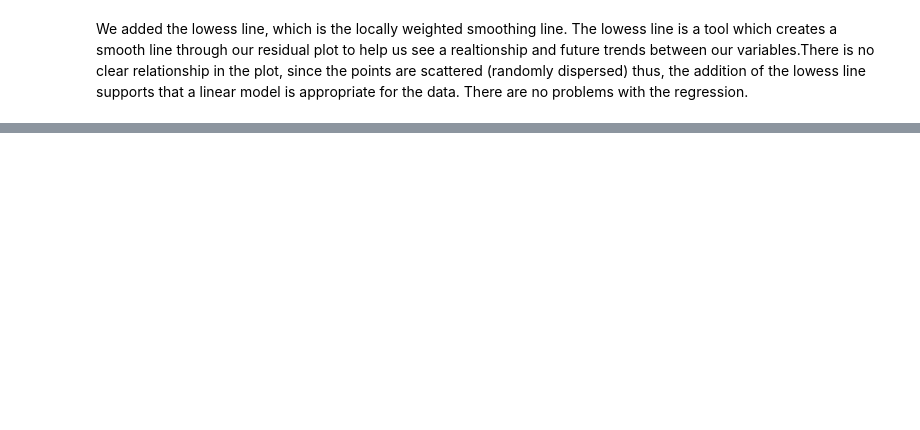
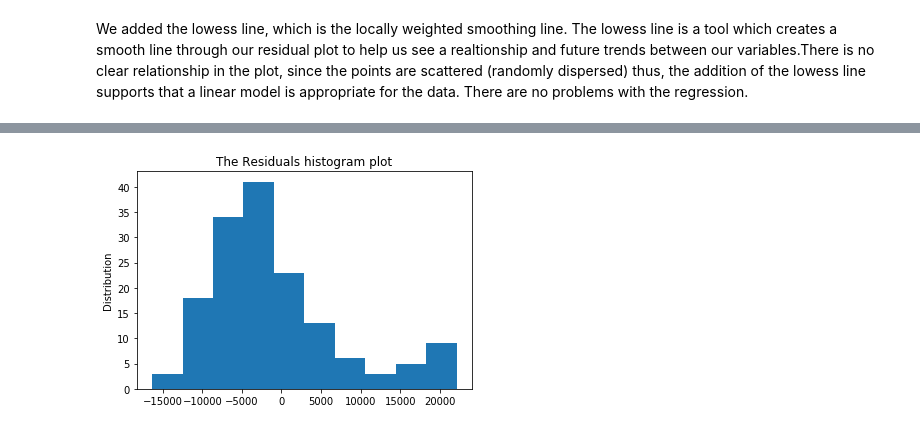
Before and after one commit to LeboSeribe/Multivariate-Regression, a Jupyter notebook: Multivariate.ipynb, the cells around one changed output, grey strips where cells are left out. Cells and saved outputs as stored; diff of their text form; code cells hidden in the pictures; blank space fills up the shorter version.

```diff
--- a/Multivariate.ipynb
+++ b/Multivariate.ipynb
@@ -459,0 +474,34 @@ class ErrorCalculator:
+# %%
+class Plotter:
+    def __init__(self,y,y_predict):
+        self.y = y
+        self.y_predict = y_predict
+
+
+    def run_calculations(self):
+        residual = self.y.values - self.y_predict
+        return residual
+
+
+
+    def plot(self):
+        resid = self.run_calculations()
+        #print(resid)
+
+        plt.hist(resid)
+        plt.title('The Residuals histogram plot')
+
+        plt.ylabel('Distribution')
+        #plt.xlabel('Residuals')
+        #plt.xlabel('hshshs')
+        plt.show()
+
+
+
+
+
+graph =  Plotter(y_test,salary_prediction2)
+graph.run_calculations()
+graph.plot()
+# %% [output]
+[figure, added]
```
Also changed, not shown: parts of 15 cells of this notebook.
